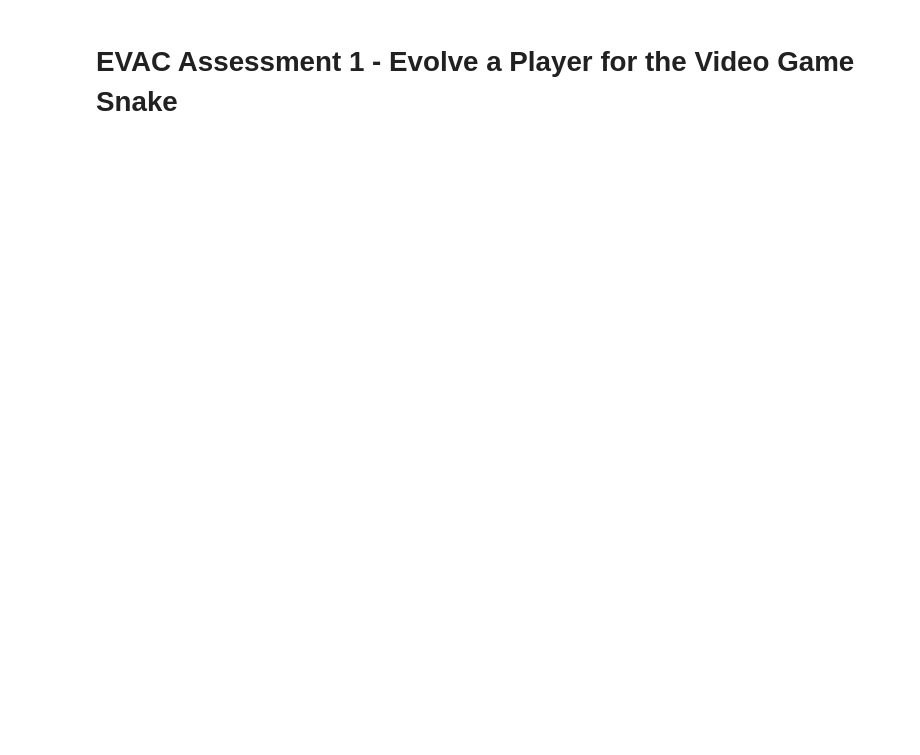
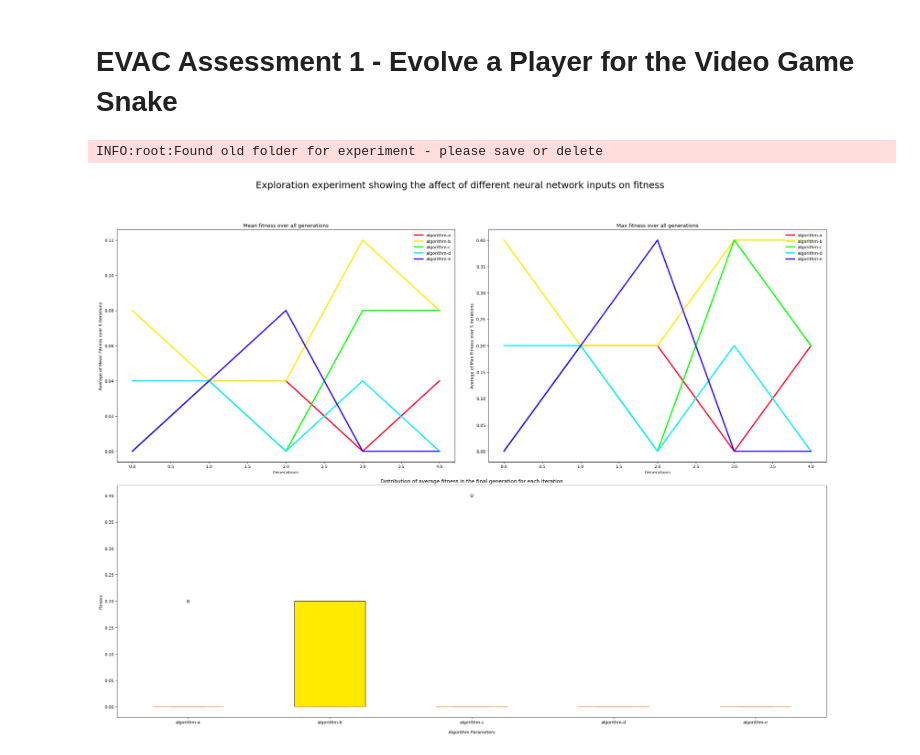
Before and after one commit to LucyIvatt/snake-ga, a Jupyter notebook: main.ipynb, the cells around one changed output. Saved outputs shown, nothing was run; the diff lists cells and outputs as text; code cells hidden in the pictures; blank space fills up the shorter version.

```diff
--- a/main.ipynb
+++ b/main.ipynb
@@ -107,6 +107,10 @@ plot_cxindpb_experiment("final")
 # %%
 run_input_experiment(analysis_gen_number, analysis_population_size, "exploration")
-run_input_experiment(analysis_gen_number, analysis_population_size, "final")
+# run_input_experiment(analysis_gen_number, analysis_population_size, "final")
+# %% [output]
+INFO:root:Found old folder for experiment - please save or delete
 # %%
 plot_input_experiment("exploration")
-plot_input_experiment("final")
+# plot_input_experiment("final")
+# %% [output]
+[figure, added]
```
Also changed, not shown: parts of 3 cells of this notebook, 2 other files.
